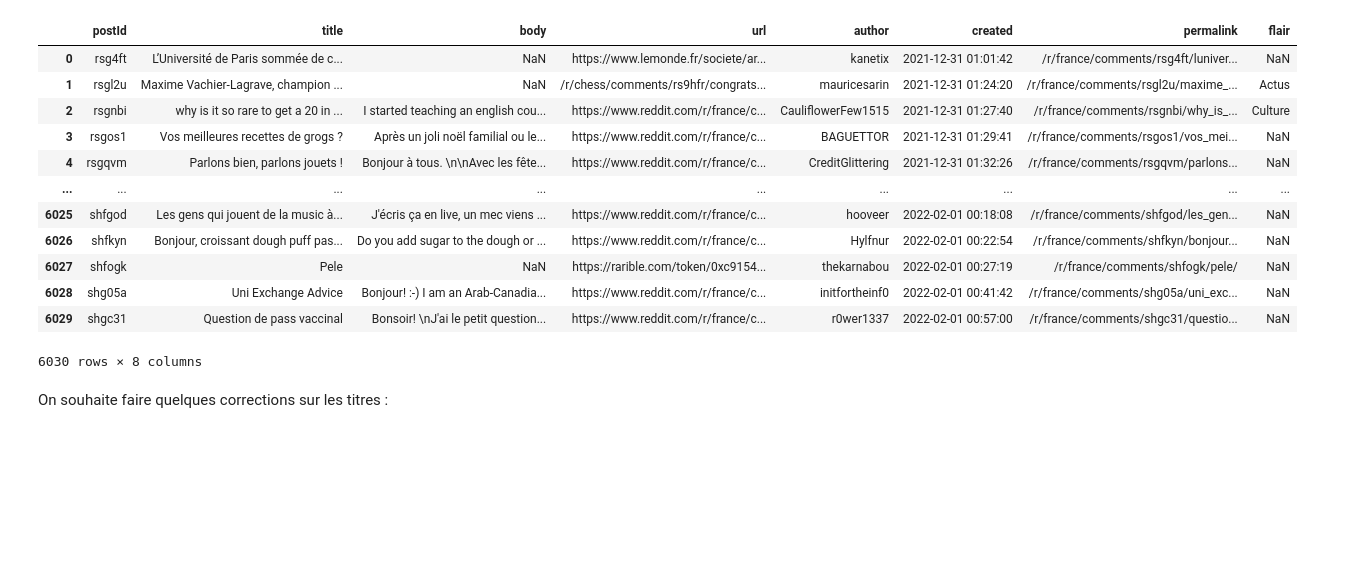
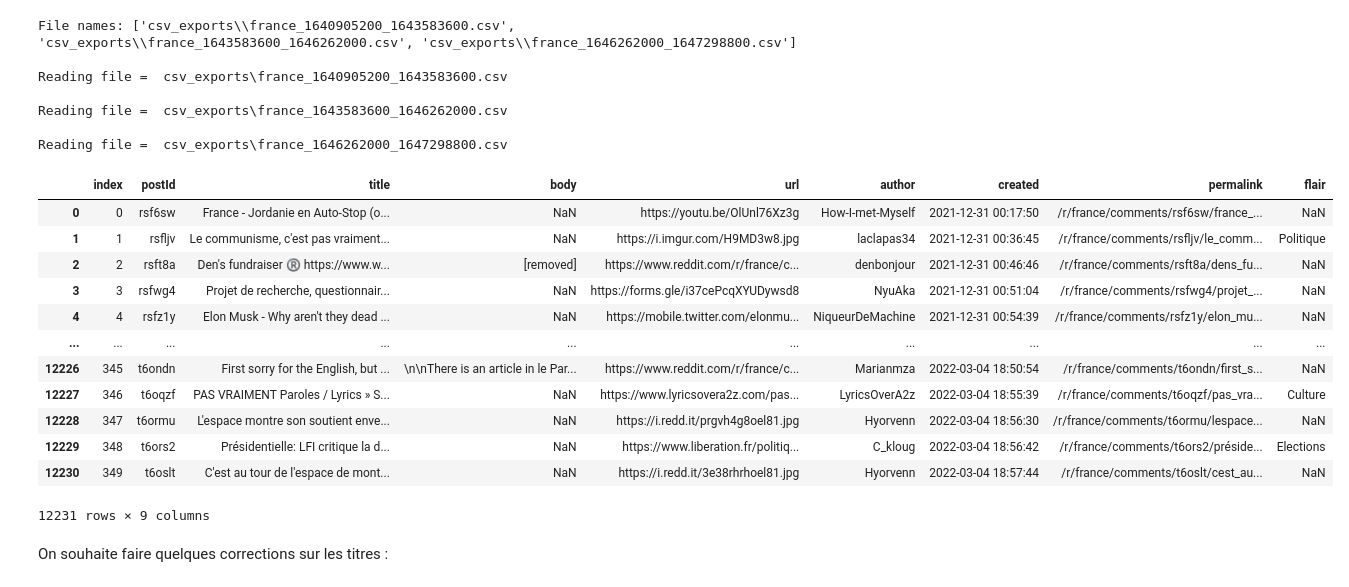
Before and after one commit to mattcln/reddit_france_analysis, a Jupyter notebook: scrapping/filtre_candidat.ipynb, the cells around one changed output. Cells and saved outputs as stored; diff of their text form; code cells hidden in the pictures; blank space fills up the shorter version.

```diff
--- a/scrapping/filtre_candidat.ipynb
+++ b/scrapping/filtre_candidat.ipynb
@@ -1,22 +1,44 @@
 # %%
 import pandas as pd
-# %%
-all_titres = pd.read_csv('csv_exports/france_2021-12-31_2022-02-01.csv')
-all_titres
-# %% [output]
-|  | postId | title | body | url | author | created | permalink | flair |
-| 0 | rsg4ft | L’Université de Paris sommée de c... | NaN | https://www.lemonde.fr/societe/ar... | kanetix | 2021-12-31 01:01:42 | /r/france/comments/rsg4ft/luniver... | NaN |
-| 1 | rsgl2u | Maxime Vachier-Lagrave, champion ... | NaN | /r/chess/comments/rs9hfr/congrats... | mauricesarin | 2021-12-31 01:24:20 | /r/france/comments/rsgl2u/maxime_... | Actus |
-| 2 | rsgnbi | why is it so rare to get a 20 in ... | I started teaching an english cou... | https://www.reddit.com/r/france/c... | CauliflowerFew1515 | 2021-12-31 01:27:40 | /r/france/comments/rsgnbi/why_is_... | Culture |
-| 3 | rsgos1 | Vos meilleures recettes de grogs ? | Après un joli noël familial ou le... | https://www.reddit.com/r/france/c... | BAGUETTOR | 2021-12-31 01:29:41 | /r/france/comments/rsgos1/vos_mei... | NaN |
-| 4 | rsgqvm | Parlons bien, parlons jouets ! | Bonjour à tous. \n\nAvec les fête... | https://www.reddit.com/r/france/c... | CreditGlittering | 2021-12-31 01:32:26 | /r/france/comments/rsgqvm/parlons... | NaN |
-| ... | ... | ... | ... | ... | ... | ... | ... | ... |
-| 6025 | shfgod | Les gens qui jouent de la music à... | J'écris ça en live, un mec viens ... | https://www.reddit.com/r/france/c... | hooveer | 2022-02-01 00:18:08 | /r/france/comments/shfgod/les_gen... | NaN |
-| 6026 | shfkyn | Bonjour, croissant dough puff pas... | Do you add sugar to the dough or ... | https://www.reddit.com/r/france/c... | Hylfnur | 2022-02-01 00:22:54 | /r/france/comments/shfkyn/bonjour... | NaN |
-| 6027 | shfogk | Pele | NaN | https://rarible.com/token/0xc9154... | thekarnabou | 2022-02-01 00:27:19 | /r/france/comments/shfogk/pele/ | NaN |
-| 6028 | shg05a | Uni Exchange Advice | Bonjour! :-) I am an Arab-Canadia... | https://www.reddit.com/r/france/c... | initfortheinf0 | 2022-02-01 00:41:42 | /r/france/comments/shg05a/uni_exc... | NaN |
-| 6029 | shgc31 | Question de pass vaccinal | Bonsoir! \nJ'ai le petit question... | https://www.reddit.com/r/france/c... | r0wer1337 | 2022-02-01 00:57:00 | /r/france/comments/shgc31/questio... | NaN |
-6030 rows × 8 columns
+# %%
+import glob
+
+# getting csv files from the folder MyProject
+path = "csv_exports"
+
+# read all the files with extension .csv
+filenames = glob.glob(path + "\*.csv")
+print('File names:', filenames)
+all_titres = pd.DataFrame()
+# for loop to iterate all csv files
+for file in filenames:
+   # reading csv files
+   print("\nReading file = ",file)
+   all_titres = all_titres.append(pd.read_csv(file))
+
+all_titres = all_titres.reset_index()
+all_titres
+# %% [output]
+File names: ['csv_exports\\france_1640905200_1643583600.csv', 'csv_exports\\france_1643583600_1646262000.csv', 'csv_exports\\france_1646262000_1647298800.csv']
+
+Reading file =  csv_exports\france_1640905200_1643583600.csv
+
+Reading file =  csv_exports\france_1643583600_1646262000.csv
+
+Reading file =  csv_exports\france_1646262000_1647298800.csv
+|  | index | postId | title | body | url | author | created | permalink | flair |
+| 0 | 0 | rsf6sw | France - Jordanie en Auto-Stop (o... | NaN | https://youtu.be/OlUnl76Xz3g | How-I-met-Myself | 2021-12-31 00:17:50 | /r/france/comments/rsf6sw/france_... | NaN |
+| 1 | 1 | rsfljv | Le communisme, c'est pas vraiment... | NaN | https://i.imgur.com/H9MD3w8.jpg | laclapas34 | 2021-12-31 00:36:45 | /r/france/comments/rsfljv/le_comm... | Politique |
+| 2 | 2 | rsft8a | Den's fundraiser ®️ https://www.w... | [removed] | https://www.reddit.com/r/france/c... | denbonjour | 2021-12-31 00:46:46 | /r/france/comments/rsft8a/dens_fu... | NaN |
+| 3 | 3 | rsfwg4 | Projet de recherche, questionnair... | NaN | https://forms.gle/i37cePcqXYUDywsd8 | NyuAka | 2021-12-31 00:51:04 | /r/france/comments/rsfwg4/projet_... | NaN |
+| 4 | 4 | rsfz1y | Elon Musk - Why aren't they dead ... | NaN | https://mobile.twitter.com/elonmu... | NiqueurDeMachine | 2021-12-31 00:54:39 | /r/france/comments/rsfz1y/elon_mu... | NaN |
+| ... | ... | ... | ... | ... | ... | ... | ... | ... | ... |
+| 12226 | 345 | t6ondn | First sorry for the English, but ... | \n\nThere is an article in le Par... | https://www.reddit.com/r/france/c... | Marianmza | 2022-03-04 18:50:54 | /r/france/comments/t6ondn/first_s... | NaN |
+| 12227 | 346 | t6oqzf | PAS VRAIMENT Paroles / Lyrics » S... | NaN | https://www.lyricsovera2z.com/pas... | LyricsOverA2z | 2022-03-04 18:55:39 | /r/france/comments/t6oqzf/pas_vra... | Culture |
+| 12228 | 347 | t6ormu | L'espace montre son soutient enve... | NaN | https://i.redd.it/prgvh4g8oel81.jpg | Hyorvenn | 2022-03-04 18:56:30 | /r/france/comments/t6ormu/lespace... | NaN |
+| 12229 | 348 | t6ors2 | Présidentielle: LFI critique la d... | NaN | https://www.liberation.fr/politiq... | C_kloug | 2022-03-04 18:56:42 | /r/france/comments/t6ors2/préside... | Elections |
+| 12230 | 349 | t6oslt | C'est au tour de l'espace de mont... | NaN | https://i.redd.it/3e38rhrhoel81.jpg | Hyorvenn | 2022-03-04 18:57:44 | /r/france/comments/t6oslt/cest_au... | NaN |
+12231 rows × 9 columns
 # %%
 # Liste des candidats ayant obtenus les 500 signatures
 candidats = ['le pen', 'hidalgo', 'pecresse', 'dupont-aignan', 'melenchon', 'poutou', 'zemmour', 'lassalle', 'jadot', 'roussel', 'arthaud', 'macron']
```
Also changed, not shown: parts of 2 cells of this notebook, 4 other files.
